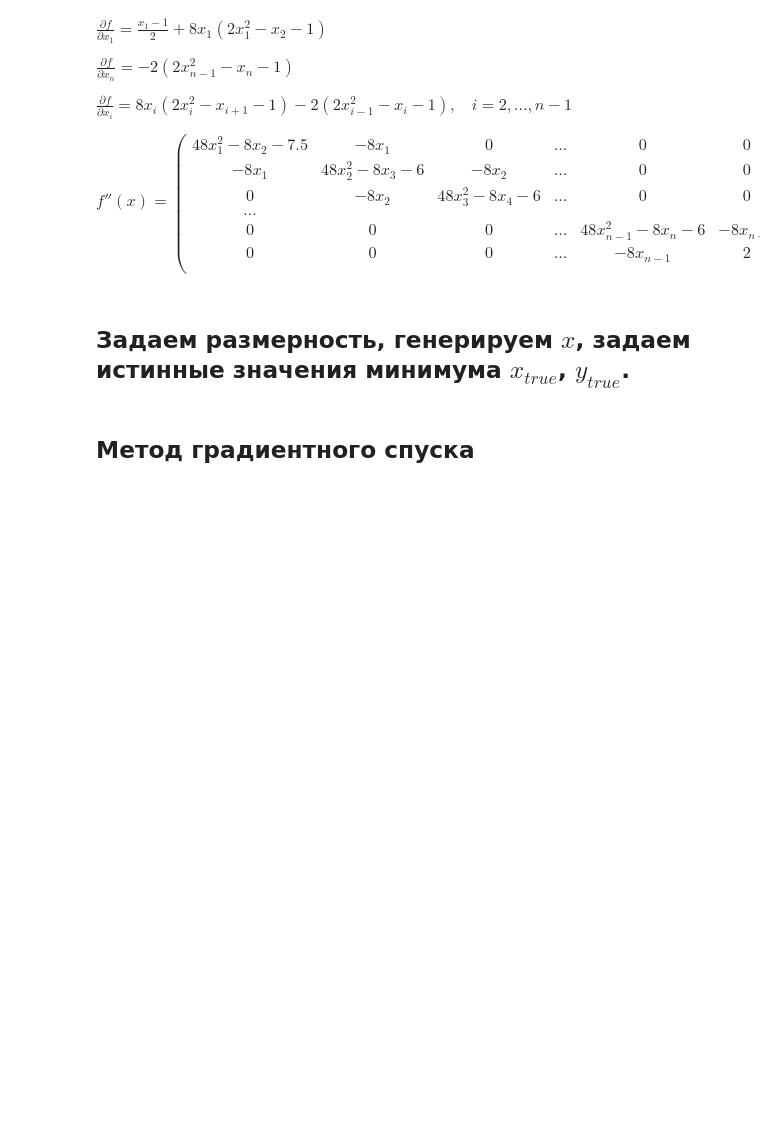
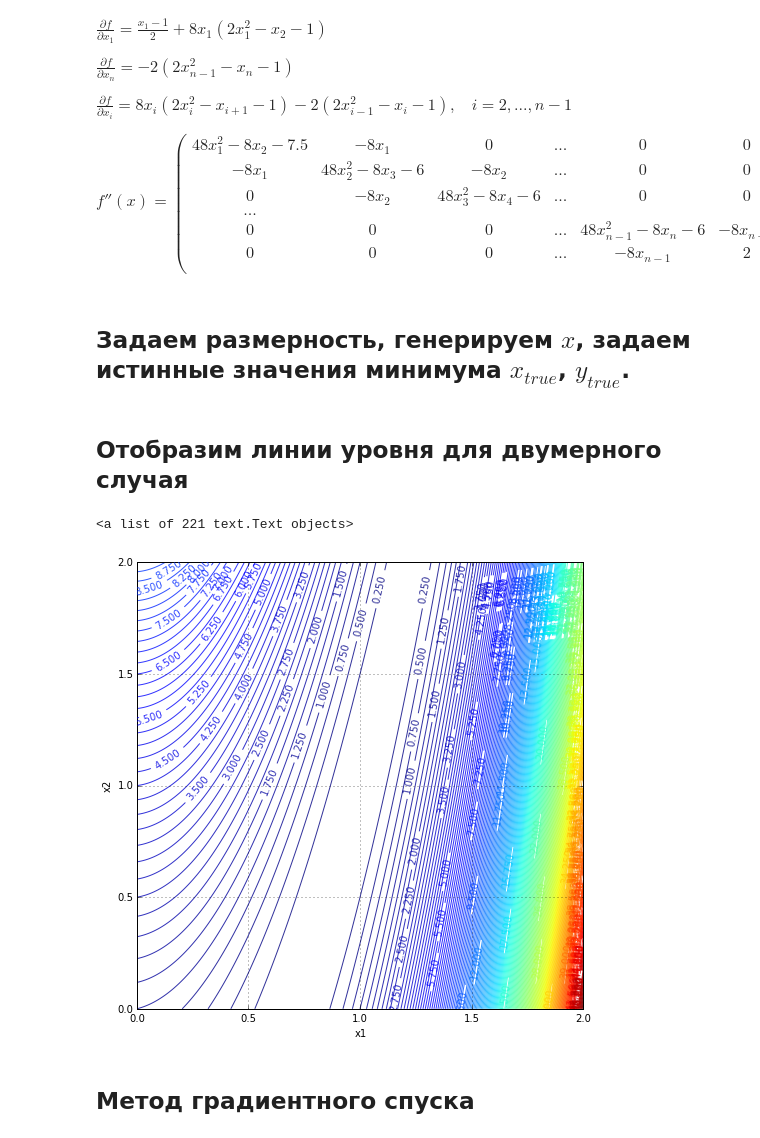
Before and after one commit to dmitriyshad/optimization_methods, a Jupyter notebook: Zadanie_2.ipynb, the cells around one changed output. Cells and saved outputs as stored; diff of their text form; code cells hidden in the pictures; blank space fills up the shorter version.

```diff
--- a/Zadanie_2.ipynb
+++ b/Zadanie_2.ipynb
@@ -84,6 +87,28 @@ x = [1.5] + [1.0]*(dimension - 1)
 
 x_true = [1.0] * dimension
 f_true = 0.0
+# %% [markdown]
+## Отобразим линии уровня для двумерного случая
+# %%
+x1 = linspace(0, 2, 500)
+x2 = linspace(0, 2, 500)
+xx1, xx2 = meshgrid(x1, x2)
+
+f = 0.25*(xx1 - 1)**2 + (2*xx1**2 - xx2 - 1)**2
+
+constr3 = (xx2 <= -5)
+
+figure(figsize=(8, 8))
+grid(True)
+xlabel('x1')
+ylabel('x2')
+
+CS = contour(x1, x2, f, 200, alpha=0.8)
+plt.clabel(CS, CS.levels)
+#contourf(x1, x2, constr1, 1, alpha=0.5, linewidths=4, cmap='autumn')
+# %% [output]
+<a list of 221 text.Text objects>
+[figure, added]
 # %% [markdown]
 ## Метод градиентного спуска
 # %%
```
Also changed, not shown: parts of 26 cells of this notebook.
